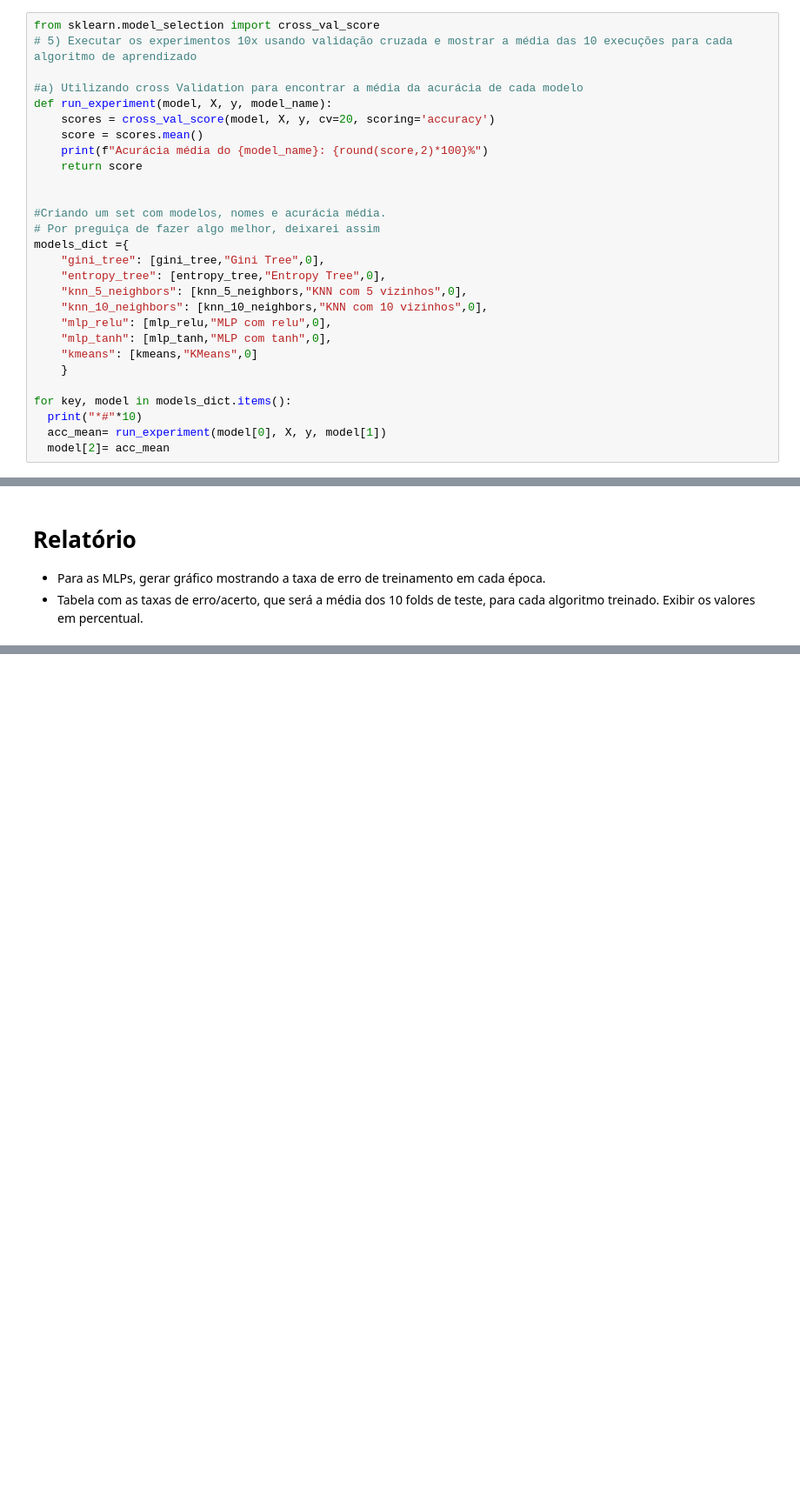
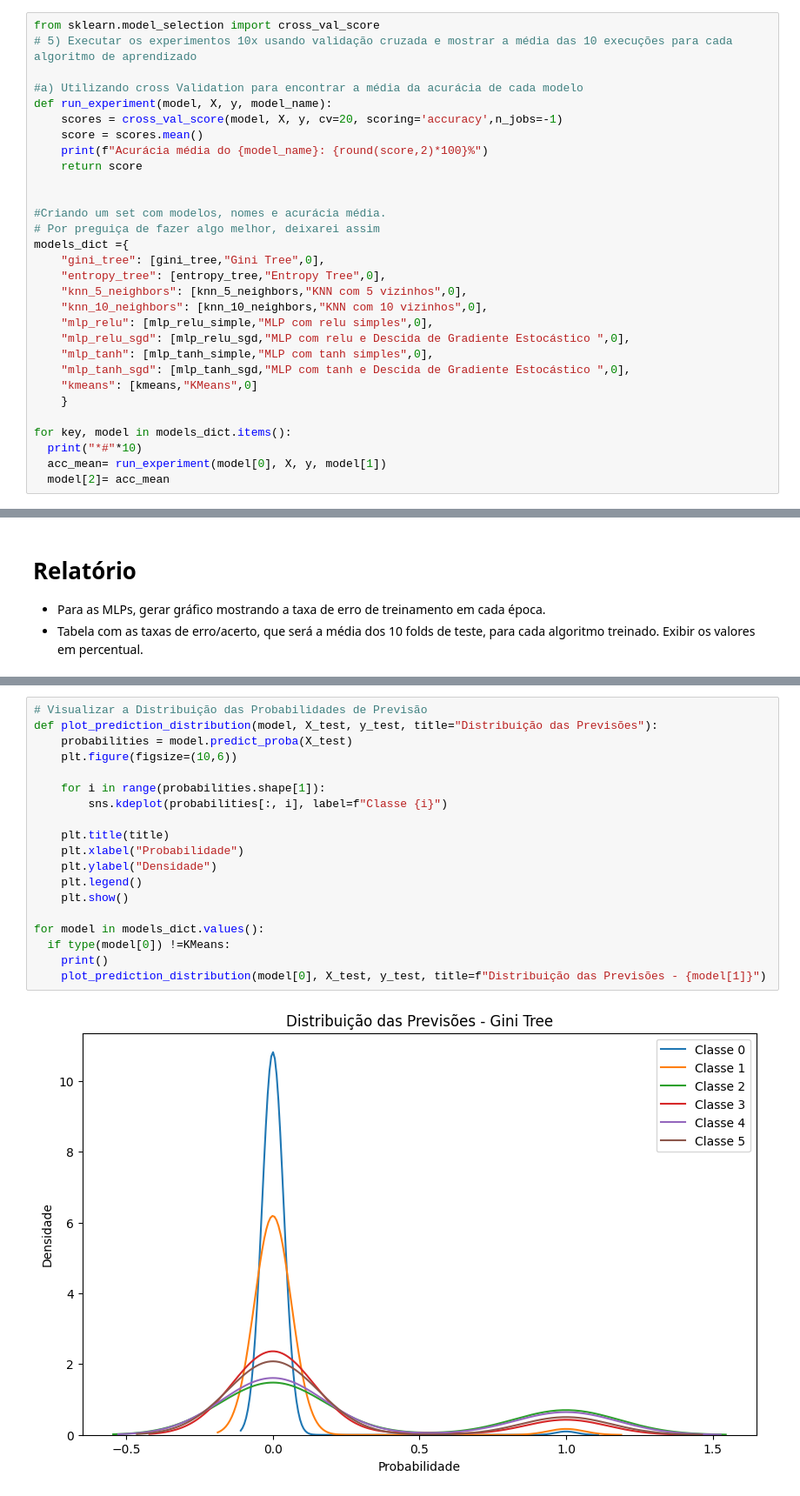
Before and after one commit to HanielPro/SleepHealth-Study-ML, a Jupyter notebook: src/notebook.ipynb, the cells around one changed output, grey strips where cells are left out. Shown at 87% size. Cells and saved outputs as stored; diff of their text form; blank space fills up the shorter version.

```diff
--- a/src/notebook.ipynb
+++ b/src/notebook.ipynb
@@ -587,7 +673,7 @@ from sklearn.model_selection import cross_val_score
 
 #a) Utilizando cross Validation para encontrar a média da acurácia de cada modelo
 def run_experiment(model, X, y, model_name):
-    scores = cross_val_score(model, X, y, cv=20, scoring='accuracy')
+    scores = cross_val_score(model, X, y, cv=20, scoring='accuracy',n_jobs=-1)
     score = scores.mean()
     print(f"Acurácia média do {model_name}: {round(score,2)*100}%")
     return score
@@ -600,8 +686,10 @@ models_dict ={
     "entropy_tree": [entropy_tree,"Entropy Tree",0],
     "knn_5_neighbors": [knn_5_neighbors,"KNN com 5 vizinhos",0],
     "knn_10_neighbors": [knn_10_neighbors,"KNN com 10 vizinhos",0],
-    "mlp_relu": [mlp_relu,"MLP com relu",0],
-    "mlp_tanh": [mlp_tanh,"MLP com tanh",0],
+    "mlp_relu": [mlp_relu_simple,"MLP com relu simples",0],
+    "mlp_relu_sgd": [mlp_relu_sgd,"MLP com relu e Descida de Gradiente Estocástico ",0],
+    "mlp_tanh": [mlp_tanh_simple,"MLP com tanh simples",0],
+    "mlp_tanh_sgd": [mlp_tanh_sgd,"MLP com tanh e Descida de Gradiente Estocástico ",0],
     "kmeans": [kmeans,"KMeans",0]
     }
 
@@ -721,0 +877,21 @@ plt.show()
+# %%
+# Visualizar a Distribuição das Probabilidades de Previsão
+def plot_prediction_distribution(model, X_test, y_test, title="Distribuição das Previsões"):
+    probabilities = model.predict_proba(X_test)
+    plt.figure(figsize=(10,6))
+
+    for i in range(probabilities.shape[1]):
+        sns.kdeplot(probabilities[:, i], label=f"Classe {i}")
+
+    plt.title(title)
+    plt.xlabel("Probabilidade")
+    plt.ylabel("Densidade")
+    plt.legend()
+    plt.show()
+
+for model in models_dict.values():
+  if type(model[0]) !=KMeans:
+    print()
+    plot_prediction_distribution(model[0], X_test, y_test, title=f"Distribuição das Previsões - {model[1]}")
+# %% [output]
+[figure, added]
```
Also changed, not shown: parts of 21 cells of this notebook.
